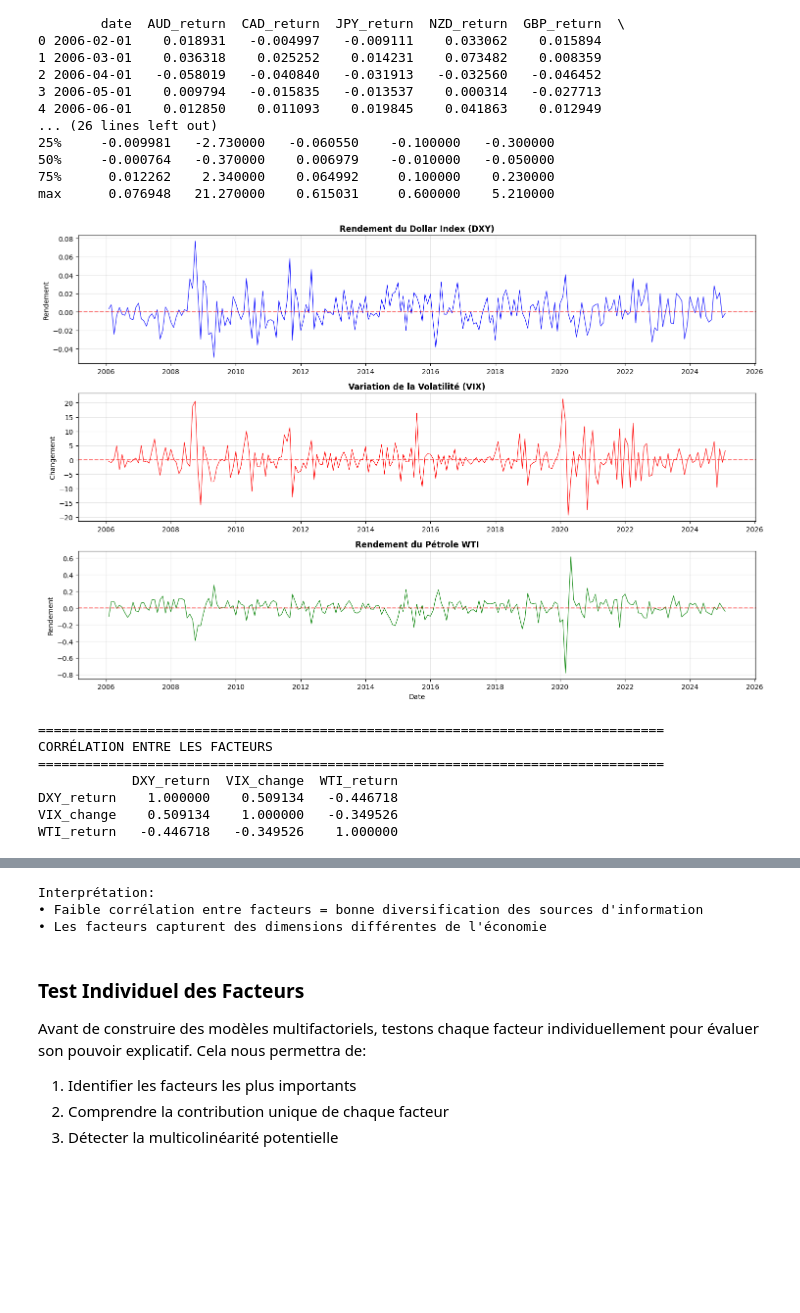
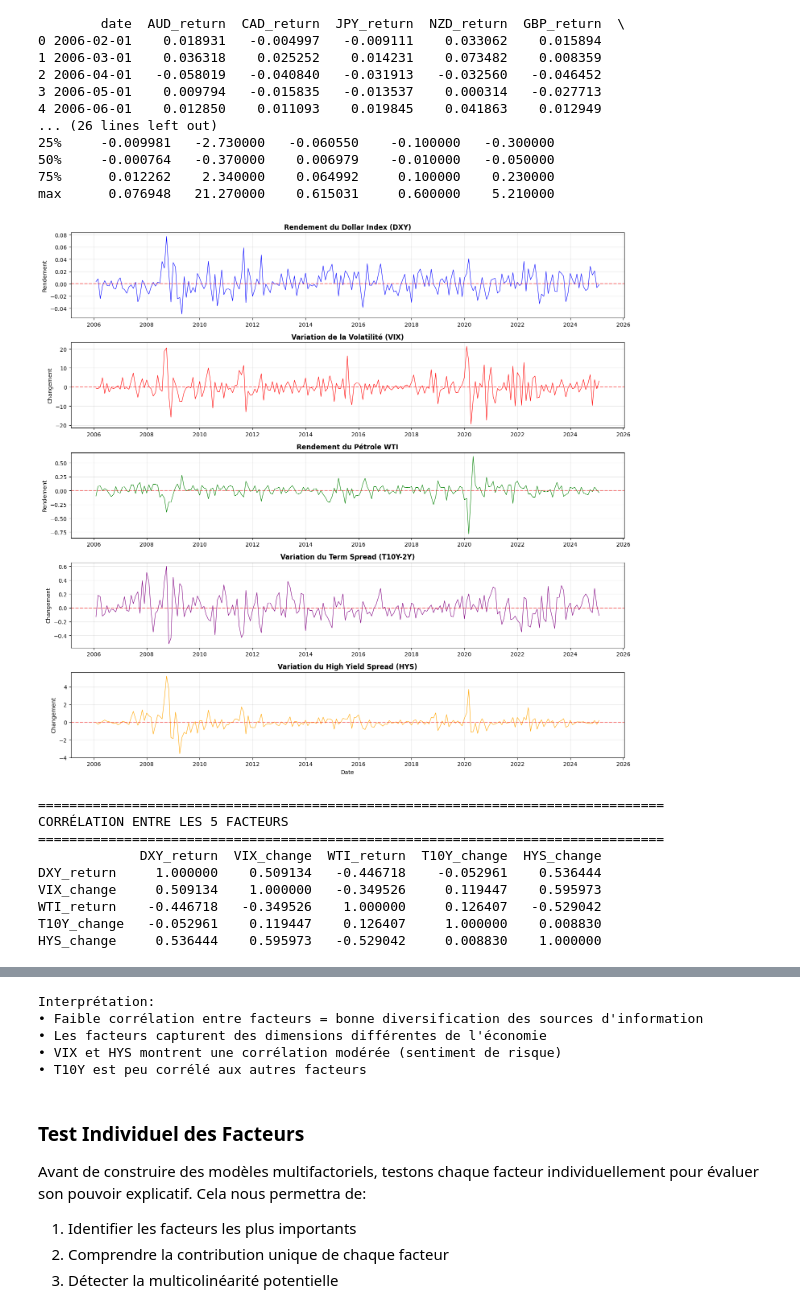
Before and after one commit to VincentD1209/Etude-de-cas-2, a Jupyter notebook: EC2.ipynb, the cells around one changed output, grey strips where cells are left out. Drawn from its saved outputs; the diff is of its cells as text; code cells hidden in the pictures; blank space fills up the shorter version.

```diff
--- a/EC2.ipynb
+++ b/EC2.ipynb
@@ -948,8 +950,8 @@ Aperçu des données (5 facteurs):
 75%      0.012262    2.340000    0.064992     0.100000    0.230000
 max      0.076948   21.270000    0.615031     0.600000    5.210000
 # %%
-# Visualisation des facteurs macroéconomiques
-fig, axes = plt.subplots(3, 1, figsize=(15, 10))
+# Visualisation des 5 facteurs macroéconomiques
+fig, axes = plt.subplots(5, 1, figsize=(15, 14))
 
 # DXY Return
 axes[0].plot(factor_data['date'], factor_data['DXY_return'], color='blue', linewidth=0.8)
@@ -960,45 +962,65 @@ axes[0].grid(True, alpha=0.3)
 
 # VIX Change
 axes[1].plot(factor_data['date'], factor_data['VIX_change'], color='red', linewidth=0.8)
 axes[1].axhline(y=0, color='r', linestyle='--', alpha=0.5)
 axes[1].set_title('Variation de la Volatilité (VIX)', fontsize=12, fontweight='bold')
 axes[1].set_ylabel('Changement')
 axes[1].grid(True, alpha=0.3)
 
 # WTI Return
 axes[2].plot(factor_data['date'], factor_data['WTI_return'], color='green', linewidth=0.8)
 axes[2].axhline(y=0, color='r', linestyle='--', alpha=0.5)
 axes[2].set_title('Rendement du Pétrole WTI', fontsize=12, fontweight='bold')
 axes[2].set_ylabel('Rendement')
-axes[2].set_xlabel('Date')
 axes[2].grid(True, alpha=0.3)
+
+# T10Y Change
+axes[3].plot(factor_data['date'], factor_data['T10Y_change'], color='purple', linewidth=0.8)
+axes[3].axhline(y=0, color='r', linestyle='--', alpha=0.5)
+axes[3].set_title('Variation du Term Spread (T10Y-2Y)', fontsize=12, fontweight='bold')
+axes[3].set_ylabel('Changement')
+axes[3].grid(True, alpha=0.3)
+
+# HYS Change
+axes[4].plot(factor_data['date'], factor_data['HYS_change'], color='orange', linewidth=0.8)
+axes[4].axhline(y=0, color='r', linestyle='--', alpha=0.5)
+axes[4].set_title('Variation du High Yield Spread (HYS)', fontsize=12, fontweight='bold')
+axes[4].set_ylabel('Changement')
+axes[4].set_xlabel('Date')
+axes[4].grid(True, alpha=0.3)
 
 plt.tight_layout()
 plt.show()
 
-# Matrice de corrélation entre facteurs
+# Matrice de corrélation entre les 5 facteurs
 print("\n" + "="*80)
-print("CORRÉLATION ENTRE LES FACTEURS")
+print("CORRÉLATION ENTRE LES 5 FACTEURS")
 print("="*80)
-corr_factors = factor_data[['DXY_return', 'VIX_change', 'WTI_return']].corr()
+corr_factors = factor_data[['DXY_return', 'VIX_change', 'WTI_return', 'T10Y_change', 'HYS_change']].corr()
 print(corr_factors)
 
-plt.figure(figsize=(8, 6))
+plt.figure(figsize=(10, 8))
 sns.heatmap(corr_factors, annot=True, cmap='coolwarm', center=0,
-            fmt='.3f', square=True, cbar_kws={'label': 'Corrélation'})
-plt.title('Corrélation entre les Facteurs Macroéconomiques')
+            fmt='.3f', square=True, cbar_kws={'label': 'Corrélation'},
+            xticklabels=['DXY', 'VIX', 'WTI', 'T10Y', 'HYS'],
+            yticklabels=['DXY', 'VIX', 'WTI', 'T10Y', 'HYS'])
+plt.title('Corrélation entre les 5 Facteurs Macroéconomiques', fontsize=13, fontweight='bold')
 plt.tight_layout()
 plt.show()
 
 print("\nInterprétation:")
 print("• Faible corrélation entre facteurs = bonne diversification des sources d'information")
 print("• Les facteurs capturent des dimensions différentes de l'économie")
+print("• VIX et HYS montrent une corrélation modérée (sentiment de risque)")
+print("• T10Y est peu corrélé aux autres facteurs")
 # %% [output]
-[figure, old version]
+[figure, new version]
 ================================================================================
-CORRÉLATION ENTRE LES FACTEURS
+CORRÉLATION ENTRE LES 5 FACTEURS
 ================================================================================
-            DXY_return  VIX_change  WTI_return
-DXY_return    1.000000    0.509134   -0.446718
-VIX_change    0.509134    1.000000   -0.349526
-WTI_return   -0.446718   -0.349526    1.000000
+             DXY_return  VIX_change  WTI_return  T10Y_change  HYS_change
+DXY_return     1.000000    0.509134   -0.446718    -0.052961    0.536444
+VIX_change     0.509134    1.000000   -0.349526     0.119447    0.595973
+WTI_return    -0.446718   -0.349526    1.000000     0.126407   -0.529042
+T10Y_change   -0.052961    0.119447    0.126407     1.000000    0.008830
+HYS_change     0.536444    0.595973   -0.529042     0.008830    1.000000
@@ -1006,6 +1028,8 @@ WTI_return   -0.446718   -0.349526    1.000000
 Interprétation:
 • Faible corrélation entre facteurs = bonne diversification des sources d'information
 • Les facteurs capturent des dimensions différentes de l'économie
+• VIX et HYS montrent une corrélation modérée (sentiment de risque)
+• T10Y est peu corrélé aux autres facteurs
 # %% [markdown]
 ### Test Individuel des Facteurs
 
```
Also changed, not shown: parts of 7 cells of this notebook.
